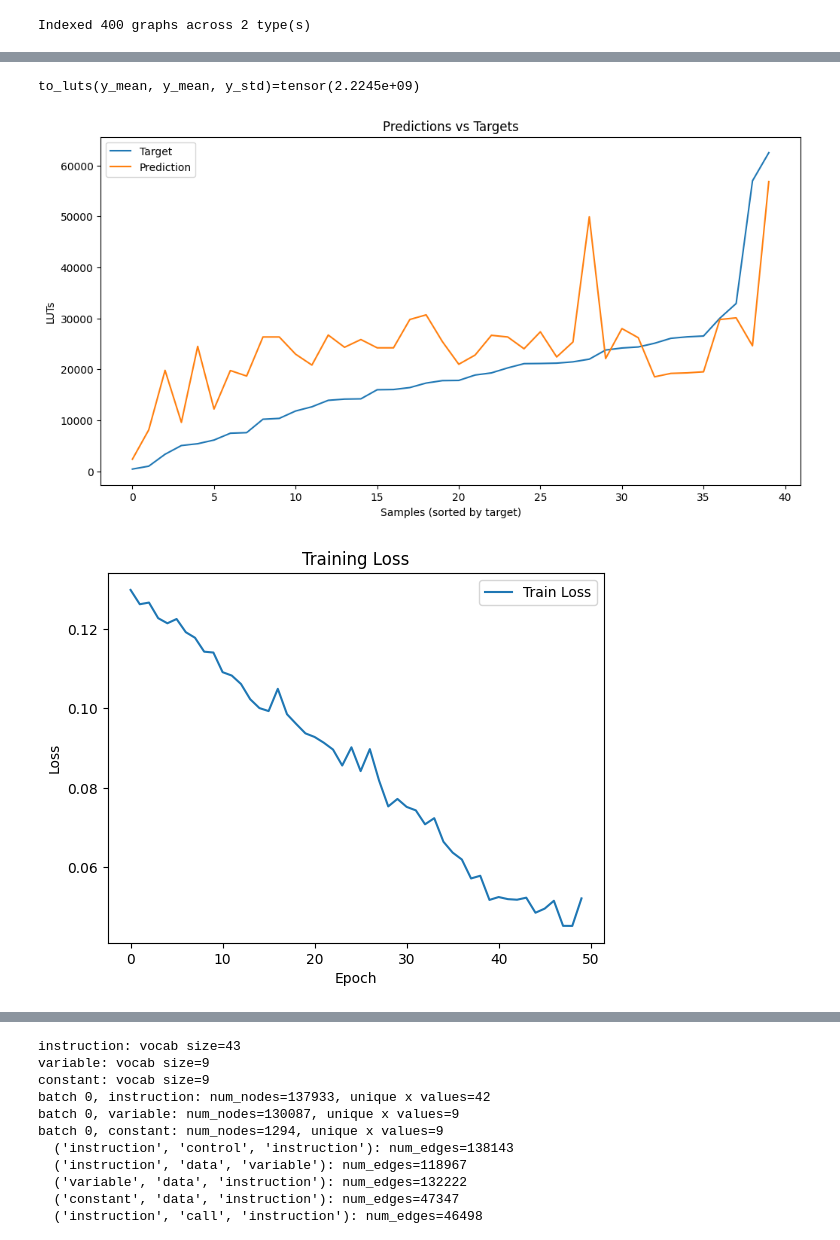
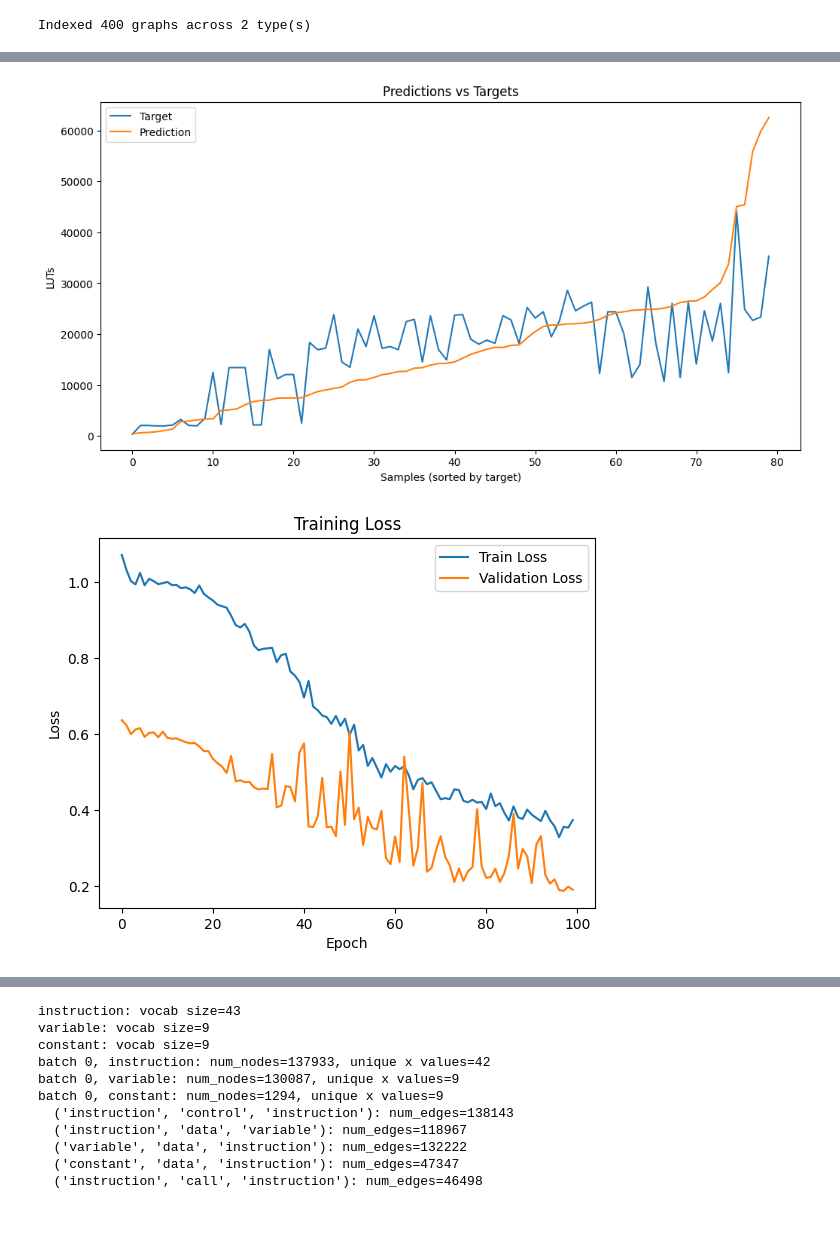
Before and after one commit to brios-polimi/LL-hls4ml, a Jupyter notebook: main.ipynb, the cells around one changed output, grey strips where cells are left out. Saved outputs shown, nothing was run; the diff lists cells and outputs as text; code cells hidden in the pictures.

```diff
--- a/main.ipynb
+++ b/main.ipynb
@@ -631,7 +736,7 @@ dataset = HeteroGraphDataset(
 # Random split
 n = len(dataset)
 train_ds, val_ds, test_ds = random_split(
-    dataset, [int(0.8*n), int(0.1*n), n - int(0.8*n) - int(0.1*n)]
+    dataset, [int(0.8*n), int(0.2*n), 0]
 )
 
 # # Or split by type (cleaner for generalization testing)
@@ -657,8 +762,8 @@ Indexed 400 graphs across 2 type(s)
 # %%
 device = "cuda" if torch.cuda.is_available() else "cpu"
 #device = "cpu"
-train_loader = make_loader(train_ds, batch_size=8, shuffle=True)
-val_loader   = make_loader(val_ds, batch_size=8, shuffle=False)
+train_loader = make_loader(train_ds, batch_size=16, shuffle=True)
+val_loader   = make_loader(val_ds, batch_size=16, shuffle=False)
 
 vocab_sizes = {k: len(v) for k, v in vocab.items()}
 
@@ -666,7 +771,7 @@ model = CDFGRGCN(
     node_vocab_sizes=vocab_sizes,
     edge_pos_vocab_size=max_pos + 16,
     hidden_dim=128,
-    num_layers=3,
+    num_layers=5,
     dropout=0.1,
     pool="mean",
 ).to(device)
@@ -694,0 +807,5 @@ tensor(2.2245e+09)
+# %%
+# LOAD MODEL
+model.load_state_dict(
+    torch.load("models/" + "cdfg_rgcn_experiment" + "_model.pt", map_location=device)
+)
@@ -697,7 +816,7 @@ model, training_history = fit(
     model,
     train_loader,
     val_loader,
-    epochs=50,
+    epochs=100,
     criterion=criterion,
     optimizer=optimizer,
     device=device,
@@ -732,6 +851,5 @@ Epoch  50/50 | Train: Loss=0.0522 | Val: Loss=0.0401
 # %%
 import matplotlib.pyplot as plt
-print(f"{to_luts(y_mean, y_mean, y_std)=}")
 model.eval()
 
 all_preds = []
@@ -749,42 +867,36 @@ with torch.no_grad():
 
         all_preds.append(preds.cpu())
         all_targets.append(batch.y.cpu())
 
 all_preds = torch.cat(all_preds).numpy()
 all_targets = torch.cat(all_targets).numpy()
 
 # Sort by target value
 sort_idx = all_targets.argsort()
 
 sorted_targets = all_targets[sort_idx]
 sorted_preds = all_preds[sort_idx]
 
 plt.figure(figsize=(12, 6))
 
-plt.plot(sorted_targets, label="Target")
-plt.plot(sorted_preds, label="Prediction")
+plt.plot(sorted_preds, label="Target")
+plt.plot(sorted_targets, label="Prediction")
 
 plt.xlabel("Samples (sorted by target)")
 plt.ylabel("LUTs")
 plt.title("Predictions vs Targets")
 plt.legend()
 
 plt.show()
 
+plt.figure()
 plt.plot(training_history['train_loss'], label='Train Loss')
+plt.plot(training_history['val_loss'], label='Validation Loss')
 plt.xlabel('Epoch')
 plt.ylabel('Loss')
 plt.title('Training Loss')
 plt.legend()
 plt.show()
-
-plt.plot(training_history['val_loss'], label='Validation Loss')
-plt.xlabel('Epoch')
-plt.ylabel('Loss')
-plt.title('Validation Loss')
-plt.legend()
-plt.show()
 # %% [output]
-to_luts(y_mean, y_mean, y_std)=tensor(2.2245e+09)
-[figure, old version]
+[figure, new version]
-[figure, old version]
+[figure, new version]
```
Also changed, not shown: parts of 13 cells of this notebook, 2 other files.
